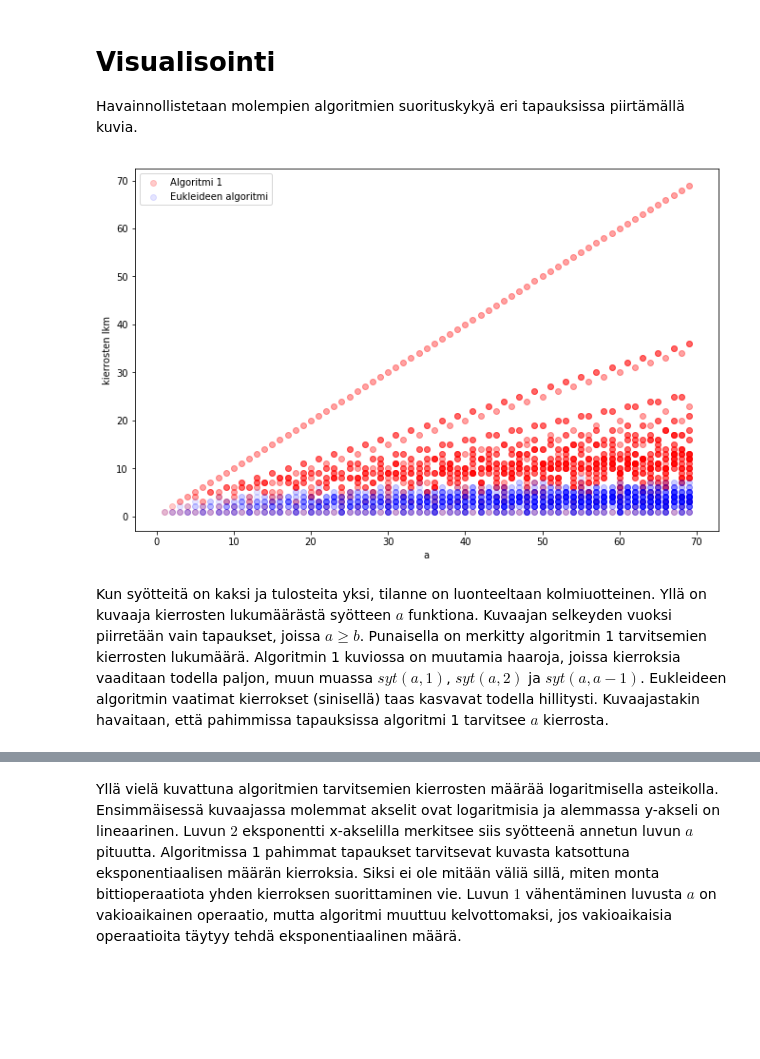
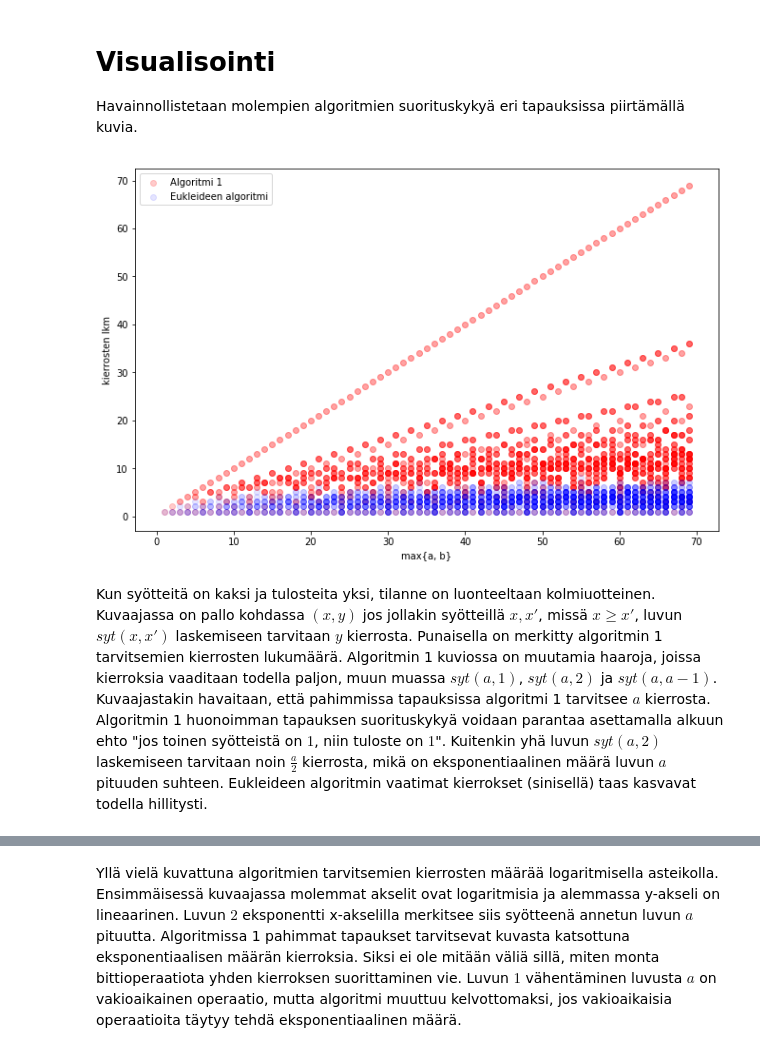
Before and after one commit to pajunkissa/gcd-complexity, a Jupyter notebook: Algoritmien vertailua.ipynb, the cells around one changed output, grey strips where cells are left out. Drawn from its saved outputs; the diff is of its cells as text; code cells hidden in the pictures; blank space fills up the shorter version.

```diff
--- a/Algoritmien vertailua.ipynb
+++ b/Algoritmien vertailua.ipynb
@@ -83,31 +83,31 @@ Havainnollistetaan molempien algoritmien suorituskykyä eri tapauksissa piirtäm
 # %%
 import matplotlib.pyplot as plt
 import numpy as np
 
 fig, axs = plt.subplots(figsize=(11, 7))
 
 n = 70
 
 x = []
 y1 = []
 y2 = []
 
 for a in range(1, n):
     for b in range(1, a + 1):
         x.append(a)
         y1.append(syt(a, b)[1])
         y2.append(eukl(a, b)[1])
 
 axs.scatter(x, y1, c = 'r', alpha = 0.2, label="Algoritmi 1")
 axs.scatter(x, y2, c = 'b', alpha = 0.1, label="Eukleideen algoritmi")
 
 axs.legend()
-axs.set_xlabel('a')
+axs.set_xlabel('max{a, b}')
 axs.set_ylabel('kierrosten lkm')
 
 plt.show()
 # %% [output]
-[figure, old version]
+[figure, new version]
 # %% [markdown]
-Kun syötteitä on kaksi ja tulosteita yksi, tilanne on luonteeltaan kolmiuotteinen. Yllä on kuvaaja kierrosten lukumäärästä syötteen $a$ funktiona. Kuvaajan selkeyden vuoksi piirretään vain tapaukset, joissa $a \geq b$. Punaisella on merkitty algoritmin 1 tarvitsemien kierrosten lukumäärä. Algoritmin 1 kuviossa on muutamia haaroja, joissa kierroksia vaaditaan todella paljon, muun muassa $syt(a,1)$, $syt(a,2)$ ja $syt(a, a-1)$. Eukleideen algoritmin vaatimat kierrokset (sinisellä) taas kasvavat todella hillitysti. Kuvaajastakin havaitaan, että pahimmissa tapauksissa algoritmi 1 tarvitsee $a$ kierrosta.
+Kun syötteitä on kaksi ja tulosteita yksi, tilanne on luonteeltaan kolmiuotteinen. Kuvaajassa on pallo kohdassa $(x, y)$ jos jollakin syötteillä $x, x'$, missä $x \geq x'$, luvun $syt(x, x')$ laskemiseen tarvitaan $y$ kierrosta. Punaisella on merkitty algoritmin 1 tarvitsemien kierrosten lukumäärä. Algoritmin 1 kuviossa on muutamia haaroja, joissa kierroksia vaaditaan todella paljon, muun muassa $syt(a,1)$, $syt(a,2)$ ja $syt(a, a-1)$. Kuvaajastakin havaitaan, että pahimmissa tapauksissa algoritmi 1 tarvitsee $a$ kierrosta. Algoritmin 1 huonoimman tapauksen suorituskykyä voidaan parantaa asettamalla alkuun ehto "jos toinen syötteistä on $1$, niin tuloste on $1$". Kuitenkin yhä luvun $syt(a, 2)$ laskemiseen tarvitaan noin $\frac{a}{2}$ kierrosta, mikä on eksponentiaalinen määrä luvun $a$ pituuden suhteen. Eukleideen algoritmin vaatimat kierrokset (sinisellä) taas kasvavat todella hillitysti.
 # %%
```
Also changed, not shown: parts of 1 cell of this notebook.
